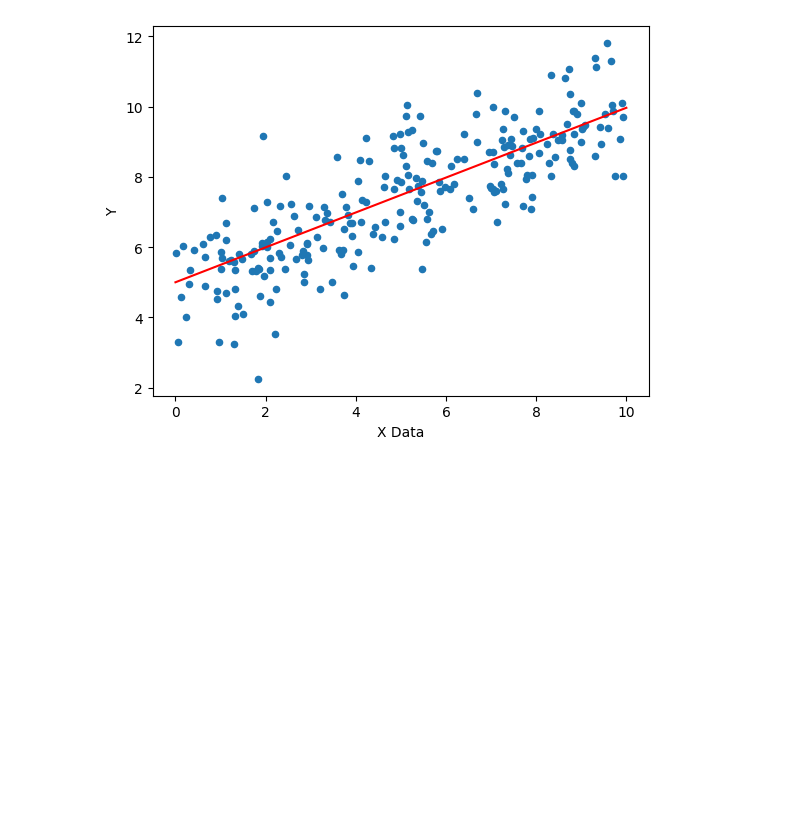
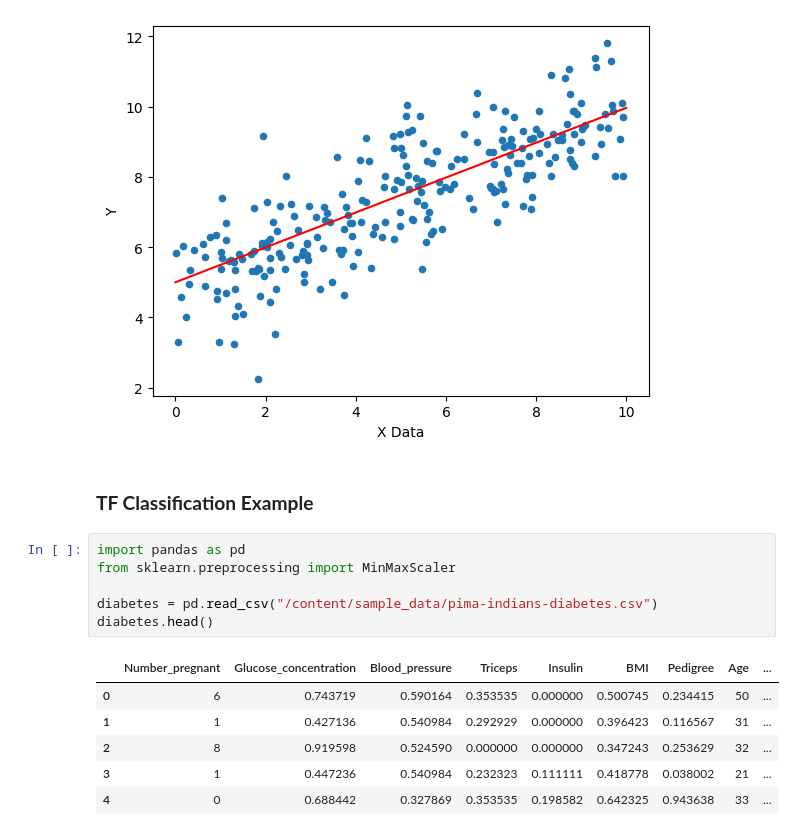
Before and after one commit to mamud1977/bootup, a Jupyter notebook: my_tensorflow.ipynb, the cells around one changed output. Drawn from its saved outputs; the diff is of its cells as text; blank space fills up the shorter version.

```diff
--- a/my_tensorflow.ipynb
+++ b/my_tensorflow.ipynb
@@ -325,3 +325,18 @@ plt.plot(x_data, y_hat, 'r')
 # %% [output]
 [<matplotlib.lines.Line2D at 0x...>]
 [figure]
+# %% [markdown]
+### **TF Classification Example**
+# %%
+import pandas as pd
+from sklearn.preprocessing import MinMaxScaler
+
+diabetes = pd.read_csv("/content/sample_data/pima-indians-diabetes.csv")
+diabetes.head()
+# %% [output]
+|  | Number_pregnant | Glucose_concentration | Blood_pressure | Triceps | Insulin | BMI | Pedigree | Age | ... |
+| 0 | 6 | 0.743719 | 0.590164 | 0.353535 | 0.000000 | 0.500745 | 0.234415 | 50 | ... |
+| 1 | 1 | 0.427136 | 0.540984 | 0.292929 | 0.000000 | 0.396423 | 0.116567 | 31 | ... |
+| 2 | 8 | 0.919598 | 0.524590 | 0.000000 | 0.000000 | 0.347243 | 0.253629 | 32 | ... |
+| 3 | 1 | 0.447236 | 0.540984 | 0.232323 | 0.111111 | 0.418778 | 0.038002 | 21 | ... |
+| 4 | 0 | 0.688442 | 0.327869 | 0.353535 | 0.198582 | 0.642325 | 0.943638 | 33 | ... |
```
Also changed, not shown: parts of 1 cell of this notebook.
